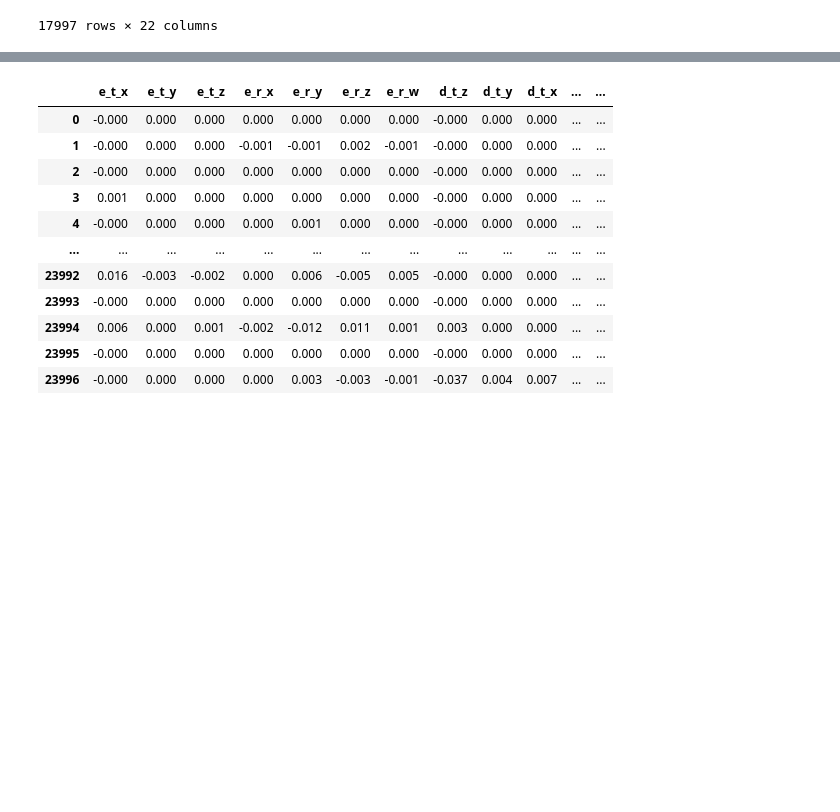
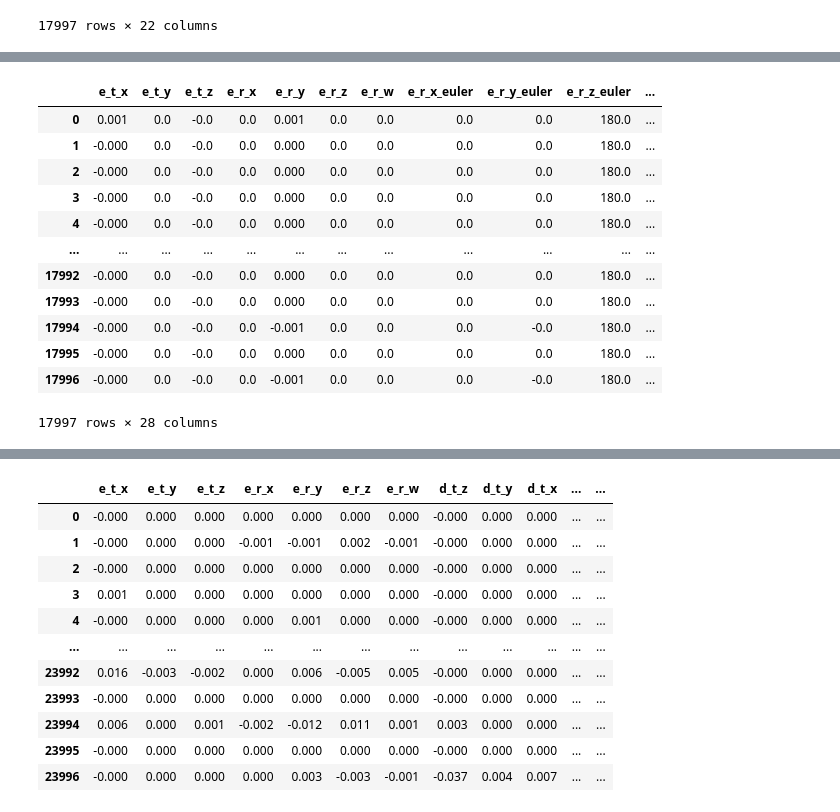
Before and after one commit to fernandofks/data_ML_notebooks, a Jupyter notebook: data_organizer_90.ipynb, the cells around one changed output, grey strips where cells are left out. Cells and saved outputs as stored; diff of their text form; code cells hidden in the pictures; blank space fills up the shorter version.

```diff
--- a/data_organizer_90.ipynb
+++ b/data_organizer_90.ipynb
@@ -140,0 +260,43 @@ data_stop_270
+# %%
+l_e_r_x_euler_data_stop_180=[]
+l_e_r_y_euler_data_stop_180=[]
+l_e_r_z_euler_data_stop_180=[]
+l_d_r_x_euler_data_stop_180=[]
+l_d_r_y_euler_data_stop_180=[]
+l_d_r_z_euler_data_stop_180=[]
+for index_180, row_180 in data_stop_180.iterrows():
+#     rot=Rotation.from_quat(row.iloc[3:7].to_numpy())
+#     print(rot)
+
+    e_r_x_euler_data_stop_180,e_r_y_euler_data_stop_180,e_r_z_euler_data_stop_180=euler_from_quaternion(row_180[3],row_180[4],row_180[5],row_180[6])
+    d_r_x_euler_data_stop_180,d_r_y_euler_data_stop_180,d_r_z_euler_data_stop_180=euler_from_quaternion(row_180[10],row_180[11],row_180[12],row_180[13])
+
+    l_e_r_x_euler_data_stop_180.append(e_r_x_euler_data_stop_180)
+    l_e_r_y_euler_data_stop_180.append(e_r_y_euler_data_stop_180)
+    l_e_r_z_euler_data_stop_180.append(e_r_z_euler_data_stop_180+180)
+    l_d_r_x_euler_data_stop_180.append(d_r_x_euler_data_stop_180)
+    l_d_r_y_euler_data_stop_180.append(d_r_y_euler_data_stop_180)
+    l_d_r_z_euler_data_stop_180.append(d_r_z_euler_data_stop_180+180)
+
+data_stop_180.insert(7, 'e_r_x_euler', l_e_r_x_euler_data_stop_180)
+data_stop_180.insert(8, 'e_r_y_euler', l_e_r_y_euler_data_stop_180)
+data_stop_180.insert(9, 'e_r_z_euler', l_e_r_z_euler_data_stop_180)
+data_stop_180.insert(17, 'd_r_x_euler', l_d_r_x_euler_data_stop_180)
+data_stop_180.insert(18, 'd_r_y_euler', l_d_r_y_euler_data_stop_180)
+data_stop_180.insert(19, 'd_r_z_euler', l_d_r_z_euler_data_stop_180)
+# %%
+data_stop_180
+# %% [output]
+|  | e_t_x | e_t_y | e_t_z | e_r_x | e_r_y | e_r_z | e_r_w | e_r_x_euler | e_r_y_euler | e_r_z_euler | ... |
+| 0 | 0.001 | 0.0 | -0.0 | 0.0 | 0.001 | 0.0 | 0.0 | 0.0 | 0.0 | 180.0 | ... |
+| 1 | -0.000 | 0.0 | -0.0 | 0.0 | 0.000 | 0.0 | 0.0 | 0.0 | 0.0 | 180.0 | ... |
+| 2 | -0.000 | 0.0 | -0.0 | 0.0 | 0.000 | 0.0 | 0.0 | 0.0 | 0.0 | 180.0 | ... |
+| 3 | -0.000 | 0.0 | -0.0 | 0.0 | 0.000 | 0.0 | 0.0 | 0.0 | 0.0 | 180.0 | ... |
+| 4 | -0.000 | 0.0 | -0.0 | 0.0 | 0.000 | 0.0 | 0.0 | 0.0 | 0.0 | 180.0 | ... |
+| ... | ... | ... | ... | ... | ... | ... | ... | ... | ... | ... | ... |
+| 17992 | -0.000 | 0.0 | -0.0 | 0.0 | 0.000 | 0.0 | 0.0 | 0.0 | 0.0 | 180.0 | ... |
+| 17993 | -0.000 | 0.0 | -0.0 | 0.0 | 0.000 | 0.0 | 0.0 | 0.0 | 0.0 | 180.0 | ... |
+| 17994 | -0.000 | 0.0 | -0.0 | 0.0 | -0.001 | 0.0 | 0.0 | 0.0 | -0.0 | 180.0 | ... |
+| 17995 | -0.000 | 0.0 | -0.0 | 0.0 | 0.000 | 0.0 | 0.0 | 0.0 | 0.0 | 180.0 | ... |
+| 17996 | -0.000 | 0.0 | -0.0 | 0.0 | -0.001 | 0.0 | 0.0 | 0.0 | -0.0 | 180.0 | ... |
+17997 rows × 28 columns
```
Also changed, not shown: parts of 25 cells of this notebook, 18 other files.
